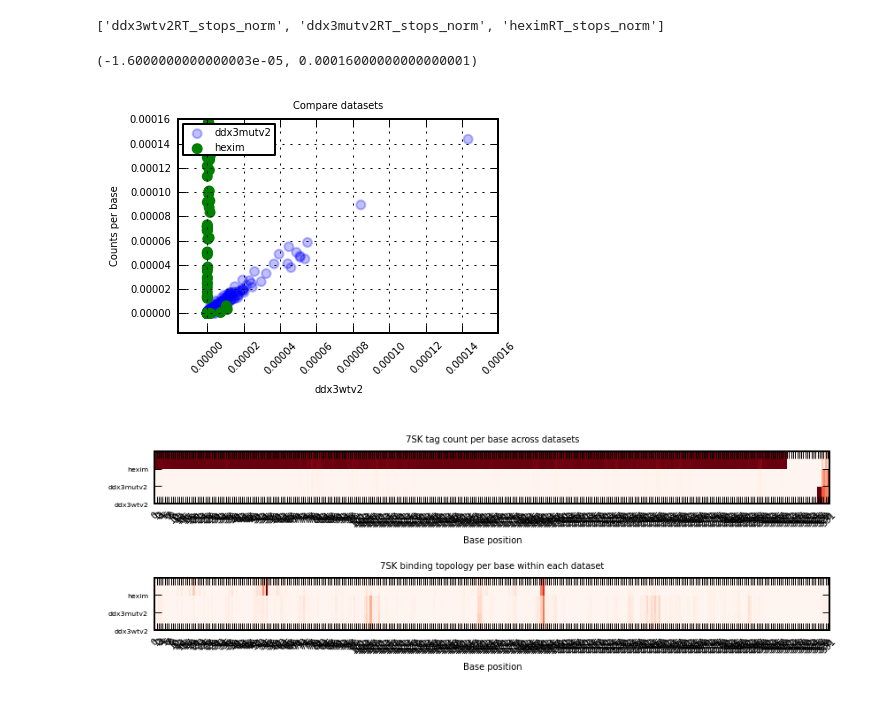
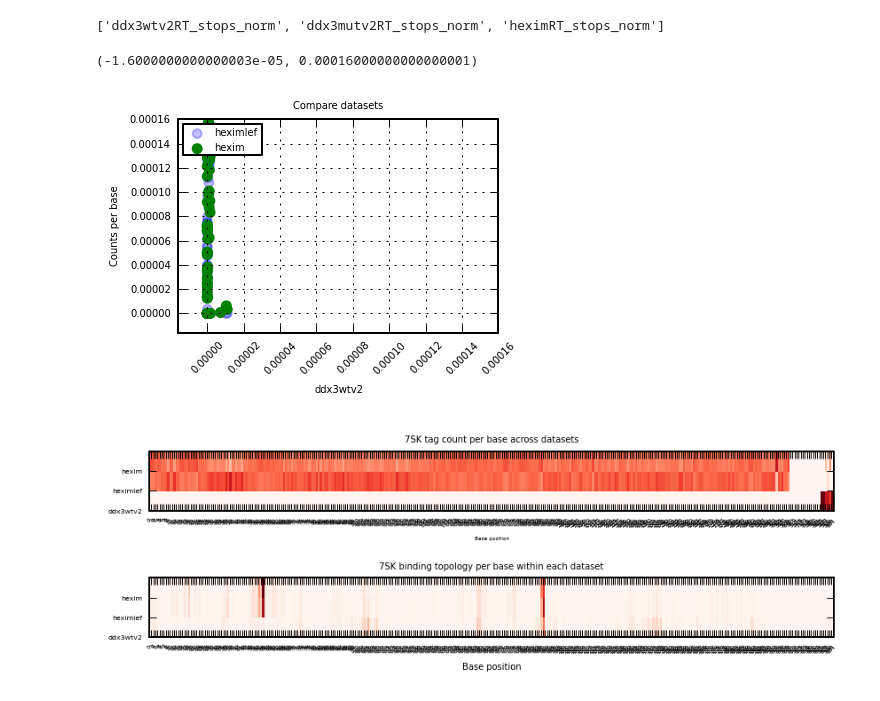
Before and after one commit to lmart999/Sandbox, a Jupyter notebook: fast_iCLIP_metaanalysis.ipynb, the cells around one changed output. Drawn from its saved outputs; the diff is of its cells as text; code cells hidden in the pictures.

```diff
--- a/fast_iCLIP_metaanalysis.ipynb
+++ b/fast_iCLIP_metaanalysis.ipynb
@@ -193,7 +193,7 @@ repeatName='7SK'
 # *** INPUT: SPECIFY DATASET ***
 target='ddx3wtv2'
 # *** INPUT: SPECIFY DATASETS TO COMPARE TO TARGET ***
-toCompare=['ddx3mutv2','hexim']
+toCompare=['heximlef','hexim']
 filePaths=[os.getcwd() + '/results/%s/'%sampleName for sampleName in [target]+toCompare]
 
 # - Repeat annotation -
@@ -222,7 +222,7 @@ plt.grid()
 
 # *** SAVE DATA ***
 # Pick output file name and save
-name='rRNA_comparison'
+name='7sk_comparison_heximVsDDX3'
 pathToSave=os.getcwd() + '/results/ddx3wtv2/' + name
 storageDF.to_csv(pathToSave)
 
@@ -269,7 +269,7 @@ plt.xlim(-0.1*maxVal,maxVal)
 plt.ylim(-0.1*maxVal,maxVal)
 # %% [output]
 (-1.6000000000000003e-05, 0.00016000000000000001)
-[figure, old version]
+[figure, new version]
 # %%
 # - Heatmap -
 plt.subplot2grid((4,4),(2,0),colspan=4,rowspan=1)
@@ -289,7 +289,7 @@ storageDF=storageDF_rawData[colNamesForExtraction]
 noBottomLabels=0
 cutoffBase=0
 # *** rDNA ***
-if repeatName=='rDNA':
+if repeatName=='7SK':
     cutoffBase=13314
 # Remove all positions that are less than a cutoff
 if cutoffBase:
@@ -305,8 +305,8 @@ sampleLabels=np.array(DF.index)
 baseLabels=np.array(DF.columns)
 p=plt.pcolormesh(clipStorage,cmap='Reds')
 locs,labels=plt.xticks(range(baseLabels.size),baseLabels)
-plt.setp(labels, rotation=45, fontsize=5)
-plt.xlabel('Base position',fontsize=5)
+plt.setp(labels, rotation=45, fontsize=3)
+plt.xlabel('Base position',fontsize=3)
 plt.xlim([0,len(baseLabels)])
 sampleLabels=np.array([samLabel.split('RT_stops_norm')[0] for samLabel in sampleLabels]) # Shorten the labels
 locs,labels=plt.yticks(range(sampleLabels.size),sampleLabels)
@@ -314,7 +314,7 @@ plt.setp(labels, fontsize=4)
 if repeatName=='rDNA':
     plt.tick_params(\
     axis='x',          # changes apply to the x-axis
-    which='both',      # both major and minor ticks are affected
+    which='off',      # both major and minor ticks are affected
     bottom='off',      # ticks along the bottom edge are off
     top='off',         # ticks along the top edge are off
     labelbottom='off') # labels along the bottom edge are off
@@ -328,32 +328,32 @@ plt.subplot2grid((4,4),(3,0),colspan=4,rowspan=1)
 if cutoffBase:
     indexer=np.array(absoluteBases)<cutoffBase
     storageDF=storageDF.loc[indexer,:]
 # Normalize across each dataset
 DF=storageDF.div(storageDF.sum(axis=0),axis=1)
 DF.fillna(0,inplace=True) # Any bases positions with no reads get corrected
 # Make plot
 DF=DF.transpose()
 clipStorage=np.array(DF)
 sampleLabels=np.array(DF.index)
 baseLabels=np.array(DF.columns)
 p=plt.pcolormesh(clipStorage,cmap='Reds')
 locs,labels=plt.xticks(range(baseLabels.size),baseLabels)
-plt.setp(labels, rotation=45, fontsize=5)
+plt.setp(labels, rotation=45, fontsize=3)
 if repeatName=='rDNA':
     plt.tick_params(\
     axis='x',          # changes apply to the x-axis
     which='both',      # both major and minor ticks are affected
     bottom='off',      # ticks along the bottom edge are off
     top='off',         # ticks along the top edge are off
     labelbottom='off') # labels along the bottom edge are off
 plt.xlabel('Base position',fontsize=5)
 plt.xlim([0,len(baseLabels)])
 sampleLabels=np.array([samLabel.split('RT_stops_norm')[0] for samLabel in sampleLabels]) # Shorten the labels
 locs,labels=plt.yticks(range(sampleLabels.size),sampleLabels)
 plt.setp(labels, fontsize=4)
 plt.ylim(0,len(sampleLabels))
 plt.title('%s binding topology per base within each dataset'%repeatName,fontsize=5)
 
 plt.tight_layout()
 # %% [output]
-[figure, old version]
+[figure, new version]
```
Also changed, not shown: 5 other files.
